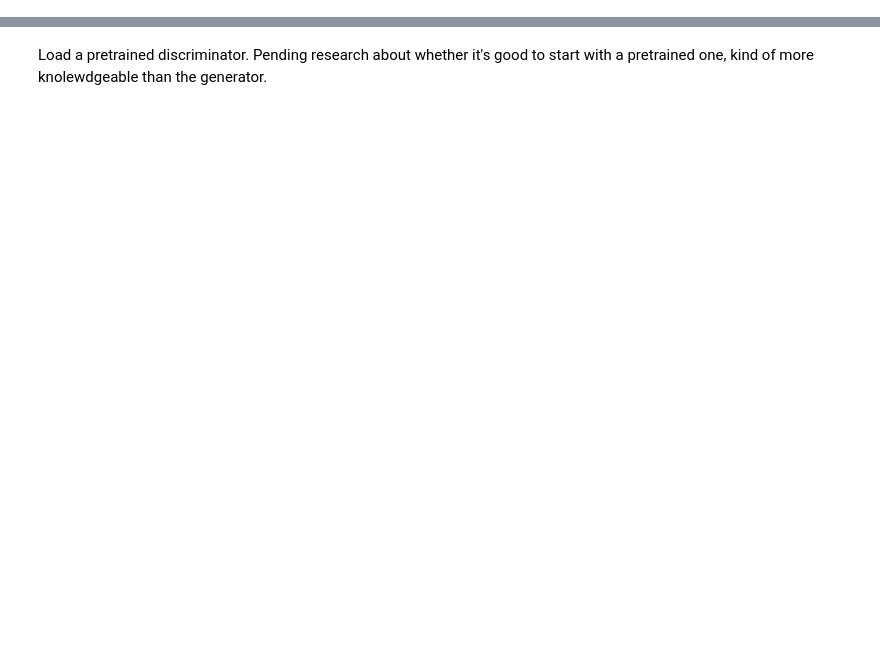
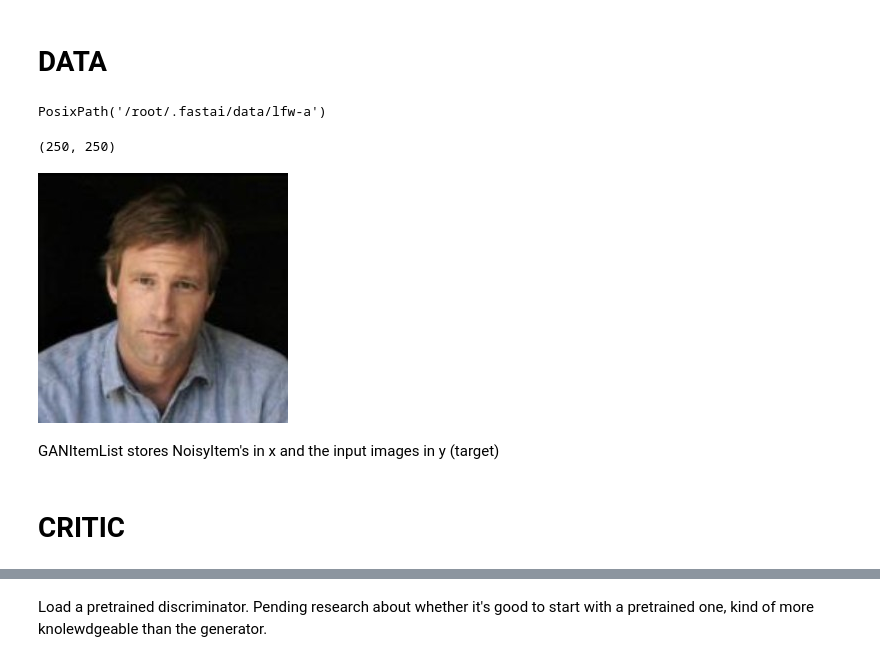
Before and after one commit to davidleonfdez/generative-lab, a Jupyter notebook: basicGANFaces.ipynb, the cells around one changed output, grey strips where cells are left out. Drawn from its saved outputs; the diff is of its cells as text; code cells hidden in the pictures; blank space fills up the shorter version.

```diff
--- a/basicGANFaces.ipynb
+++ b/basicGANFaces.ipynb
@@ -8,3 +8,29 @@ from fastai.vision.gan import *
 from urllib.parse import urlparse
 import torch.nn as nn
 import torch.nn.functional as F
+# %% [markdown]
+# DATA
+# %%
+realImagesPath = untar_data("http://vis-www.cs.umass.edu/lfw/lfw-a")
+realImagesPath
+# %% [output]
+PosixPath('/root/.fastai/data/lfw-a')
+# %%
+# For whatever reason the "-a" isn't included in the folder name by tarfile.extractall
+realImagesPath = realImagesPath.parent/'lfw'
+# %%
+sampleImg1Path = realImagesPath/'Aaron_Eckhart/Aaron_Eckhart_0001.jpg'
+# %%
+from PIL import Image
+
+im = Image.open(sampleImg1Path)
+im.size
+# %% [output]
+(250, 250)
+# %%
+from IPython.display import Image
+Image(filename=str(sampleImg1Path))
+# %% [output]
+[figure, added]
+# %% [markdown]
+GANItemList stores NoisyItem's in x and the input images in y (target)
@@ -11,3 +45,5 @@ import torch.nn.functional as F
+# %% [markdown]
+# CRITIC
 # %%
 # PLATFORM DEPENDENT CODE !!!!!
 base_dir = '/content'
```
Also changed, not shown: parts of 15 cells of this notebook.
